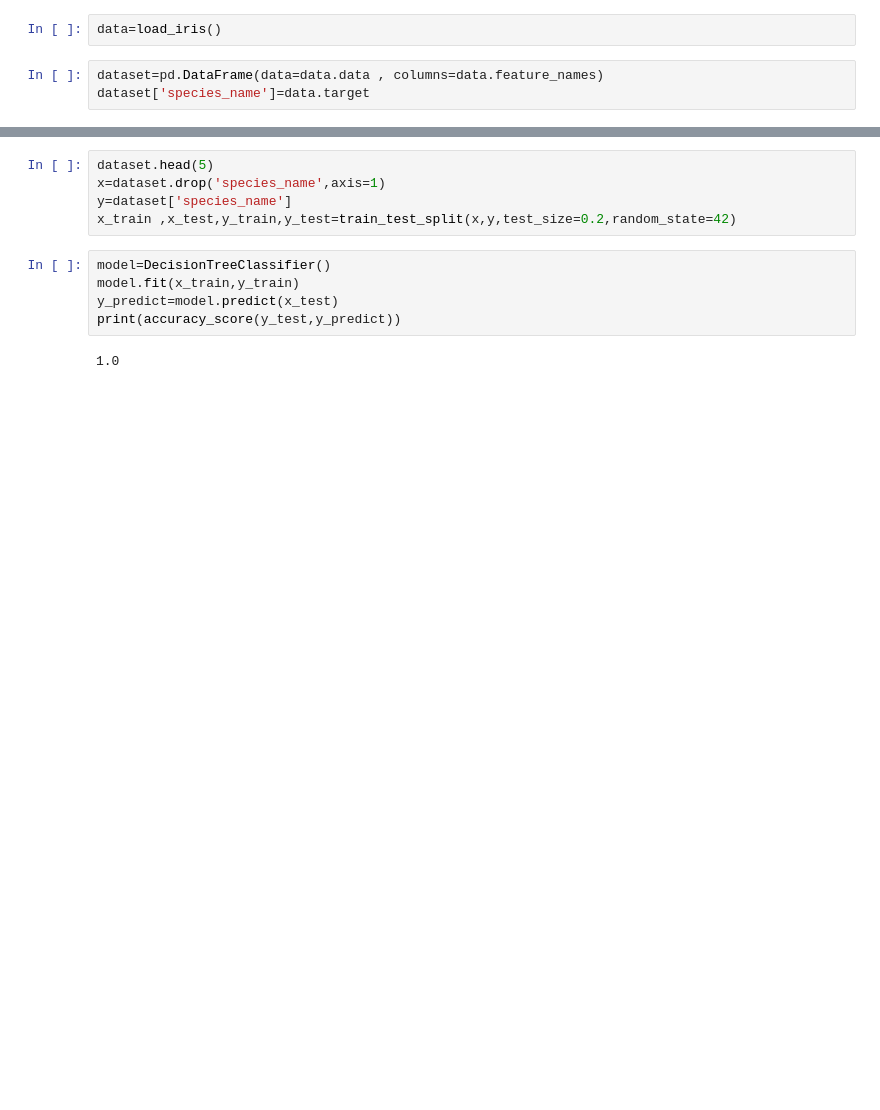
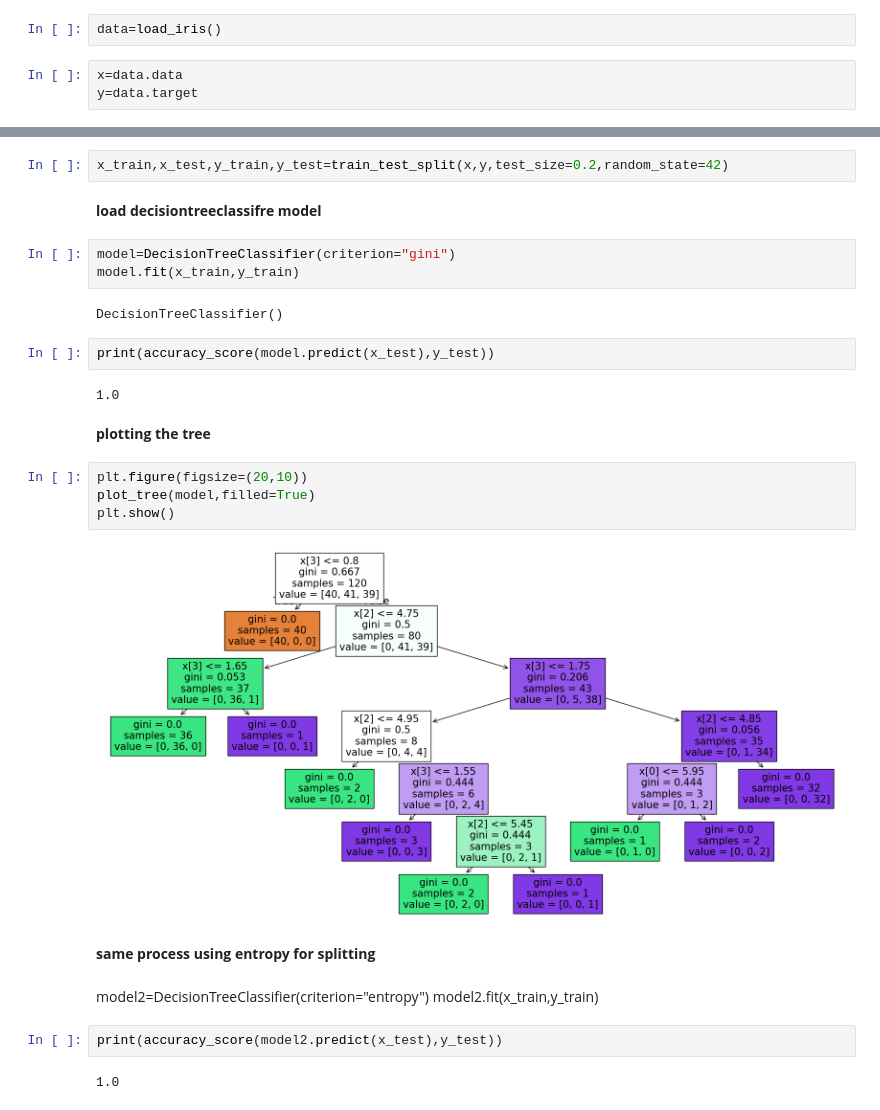
Before and after one commit to layappa/ml-with-python, a Jupyter notebook: classification/decision_tree_classifire.ipynb, the cells around one changed output, grey strips where cells are left out. Cells and saved outputs as stored; diff of their text form; blank space fills up the shorter version.

```diff
--- a/classification/decision_tree_classifire.ipynb
+++ b/classification/decision_tree_classifire.ipynb
@@ -7,5 +13,5 @@ from sklearn.metrics import accuracy_score
 # %%
 data=load_iris()
 # %%
-dataset=pd.DataFrame(data=data.data , columns=data.feature_names)
-dataset['species_name']=data.target
+x=data.data
+y=data.target
@@ -12,12 +20,30 @@ dataset['species_name']=data.target
+# %%
+x_train,x_test,y_train,y_test=train_test_split(x,y,test_size=0.2,random_state=42)
+# %% [markdown]
+**load  decisiontreeclassifre model**
 # %%
-dataset.head(5)
-x=dataset.drop('species_name',axis=1)
-y=dataset['species_name']
-x_train ,x_test,y_train,y_test=train_test_split(x,y,test_size=0.2,random_state=42)
+model=DecisionTreeClassifier(criterion="gini")
+model.fit(x_train,y_train)
+# %% [output]
+DecisionTreeClassifier()
+# %%
+print(accuracy_score(model.predict(x_test),y_test))
+# %% [output]
+1.0
+# %% [markdown]
+**plotting the tree**
 # %%
-model=DecisionTreeClassifier()
-model.fit(x_train,y_train)
-y_predict=model.predict(x_test)
-print(accuracy_score(y_test,y_predict))
+plt.figure(figsize=(20,10))
+plot_tree(model,filled=True)
+plt.show()
 # %% [output]
-1.0
+[figure, added]
+# %% [markdown]
+**same process using entropy for splitting**
+# %% [markdown]
+model2=DecisionTreeClassifier(criterion="entropy")
+model2.fit(x_train,y_train)
+# %%
+print(accuracy_score(model2.predict(x_test),y_test))
+# %% [output]
+1.0
```
Also changed, not shown: parts of 5 cells of this notebook, 1 other file.
